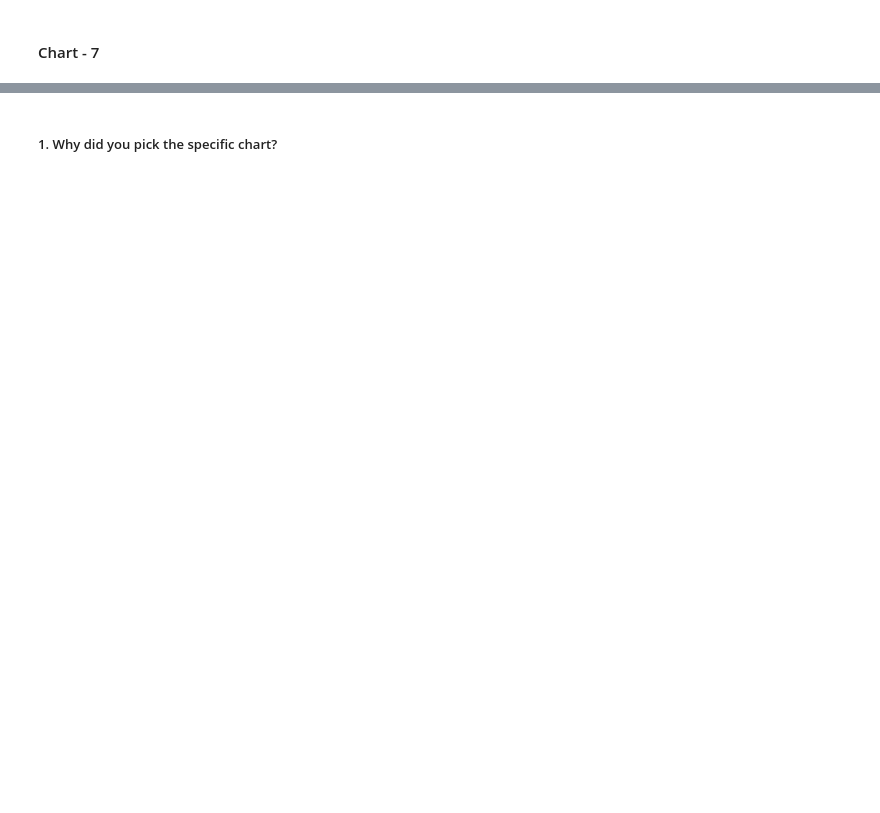
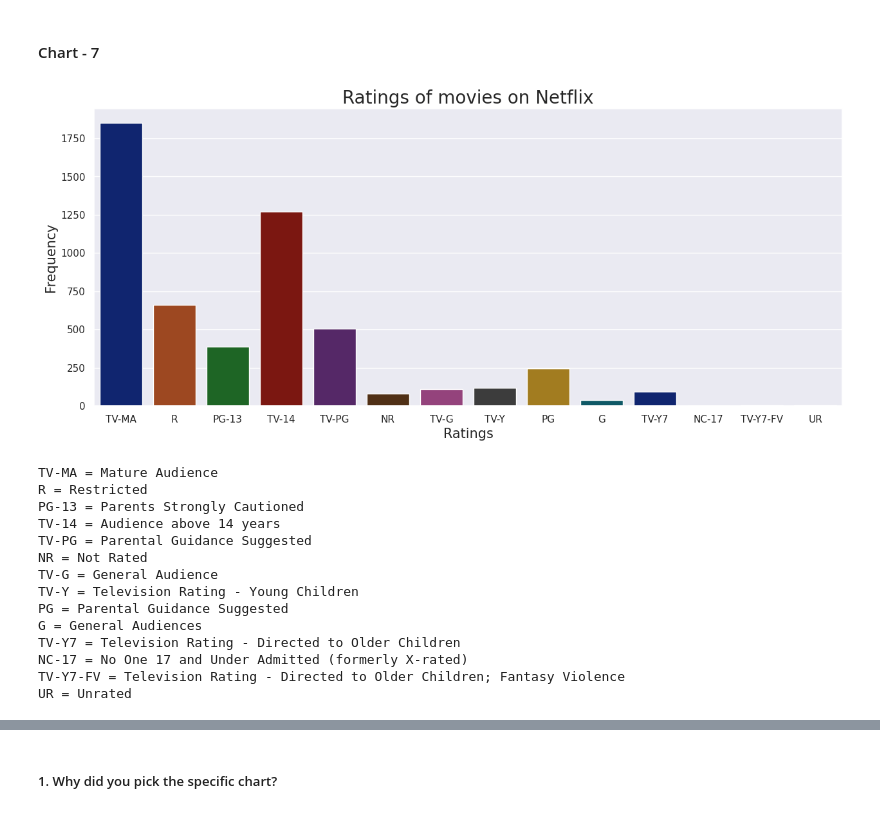
Before and after one commit to pranjalikathait/Machine_Learning, a Jupyter notebook: Copy_of_Sample_ML_Submission_Template.ipynb, the cells around one changed output, grey strips where cells are left out. Cells and saved outputs as stored; diff of their text form; code cells hidden in the pictures; blank space fills up the shorter version.

```diff
--- a/Copy_of_Sample_ML_Submission_Template.ipynb
+++ b/Copy_of_Sample_ML_Submission_Template.ipynb
@@ -584,0 +656,35 @@ Answer Here
+# %%
+# Movies
+movies = df[df['type'] == 'Movie']['rating'].reset_index().drop('index', axis=1)
+
+# TV Shows
+tv_shows = df[df['type'] == 'TV Show']['rating'].reset_index().drop('index', axis=1)
+# %%
+#Movies rating
+#setting the figure size
+plt.figure(figsize=(15, 6))
+
+#visualizing countplot plot
+sns.countplot(data=movies, x='rating',palette='dark')
+plt.title("Ratings of movies on Netflix", size=20)
+plt.xlabel("Ratings", size=15)
+plt.ylabel("Frequency", size=15)
+plt.show()
+
+print("\n\nTV-MA = Mature Audience\nR = Restricted\nPG-13 = Parents Strongly Cautioned\nTV-14 = Audience above 14 years\nTV-PG = Parental Guidance Suggested\nNR = Not Rated\nTV-G = General Audience\nTV-Y = Television Rating - Young Children\nPG = Parental Guidance Suggested\nG = General Audiences\nTV-Y7 = Television Rating - Directed to Older Children\nNC-17 = No One 17 and Under Admitted (formerly X-rated)\nTV-Y7-FV = Television Rating - Directed to Older Children; Fantasy Violence\nUR = Unrated")
+# %% [output]
+[figure, added]
+TV-MA = Mature Audience
+R = Restricted
+PG-13 = Parents Strongly Cautioned
+TV-14 = Audience above 14 years
+TV-PG = Parental Guidance Suggested
+NR = Not Rated
+TV-G = General Audience
+TV-Y = Television Rating - Young Children
+PG = Parental Guidance Suggested
+G = General Audiences
+TV-Y7 = Television Rating - Directed to Older Children
+NC-17 = No One 17 and Under Admitted (formerly X-rated)
+TV-Y7-FV = Television Rating - Directed to Older Children; Fantasy Violence
+UR = Unrated
```
Also changed, not shown: parts of 45 cells of this notebook.
